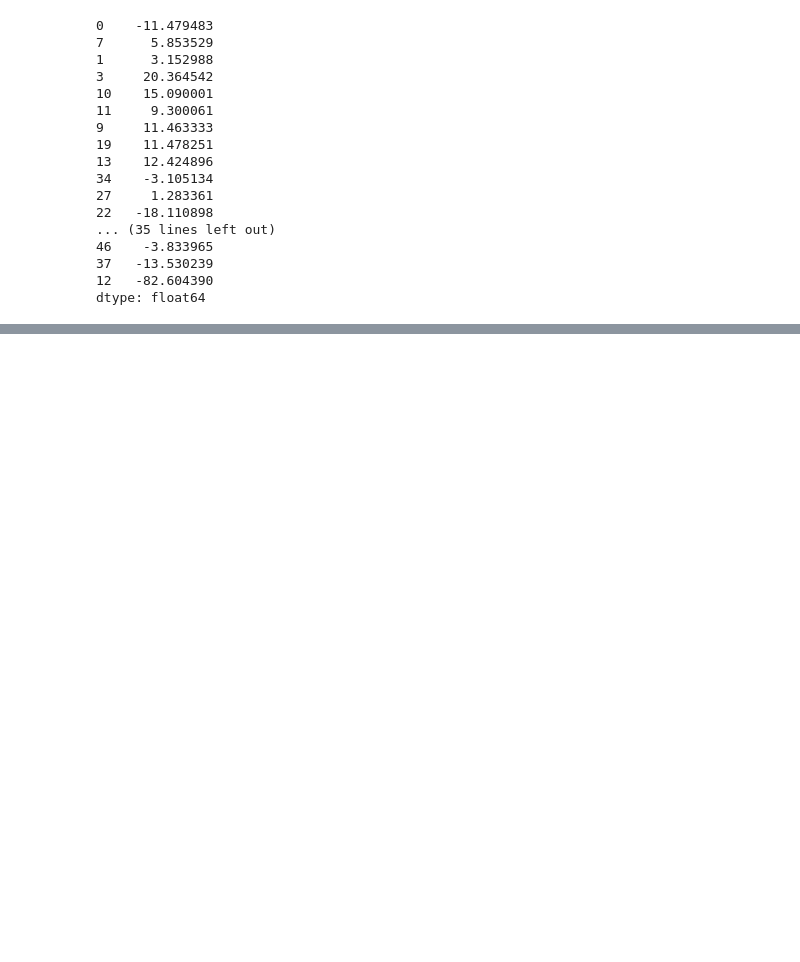
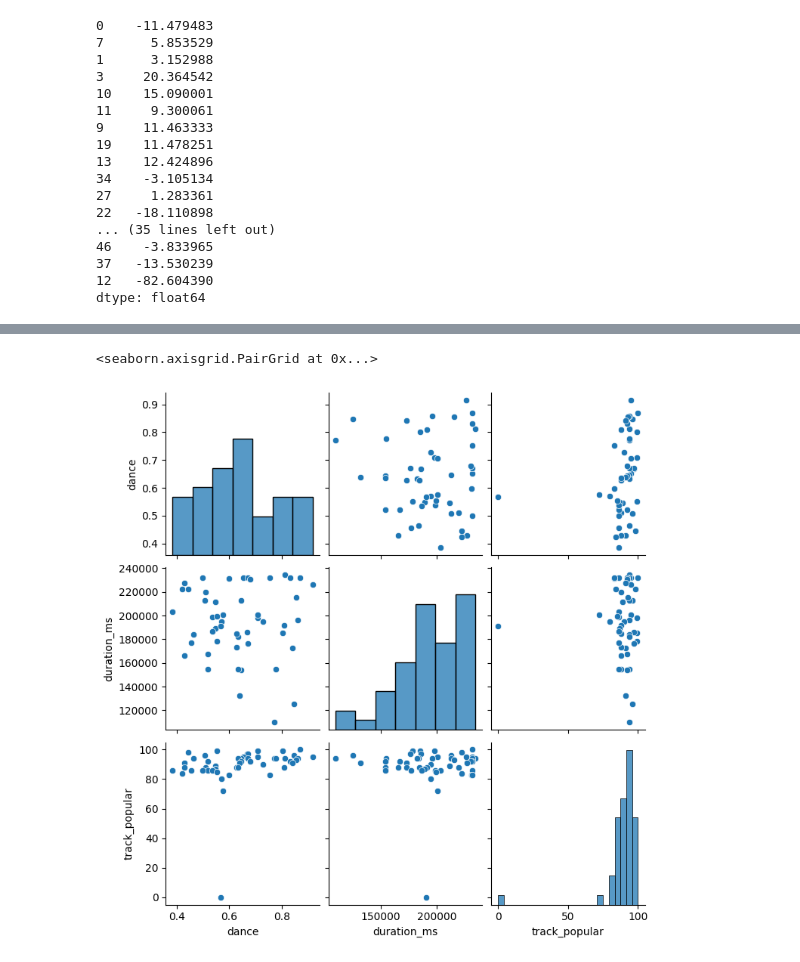
Before and after one commit to zhiravetska/Python_Part2, a Jupyter notebook: Spotify_getting_artists.ipynb, the cells around one changed output, grey strips where cells are left out. Saved outputs shown, nothing was run; the diff lists cells and outputs as text; code cells hidden in the pictures; blank space fills up the shorter version.

```diff
--- a/Spotify_getting_artists.ipynb
+++ b/Spotify_getting_artists.ipynb
@@ -515,0 +496,4 @@ plt.show()
+# %%
+# DF with only track popularity , danceability and duration
+dance_duration_df = ari_sort_pop[['dance', 'duration_ms', 'track_popular']]
+dance_duration_df
@@ -515,0 +518,5 @@ plt.show()
+# %%
+sb.pairplot(dance_duration_df)
+# %% [output]
+<seaborn.axisgrid.PairGrid at 0x...>
+[figure, added]
```
Also changed, not shown: parts of 19 cells of this notebook.
